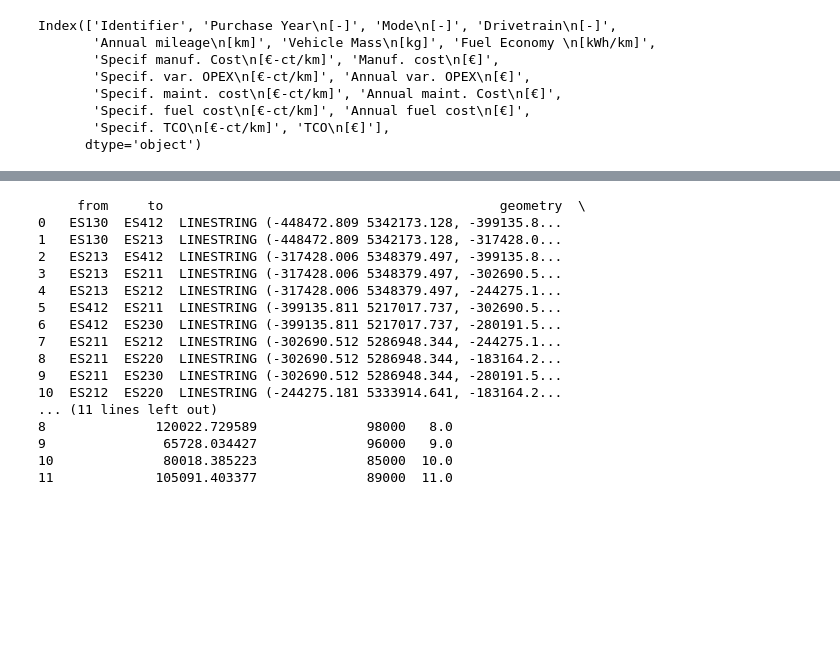
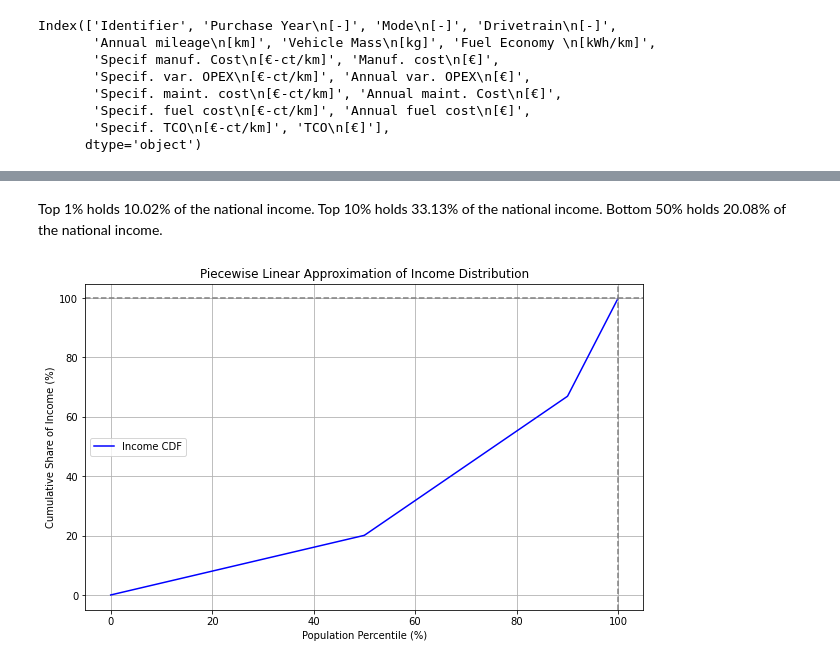
Before and after one commit to antoniamgolab/iDesignRES_transcompmodel, a Jupyter notebook: basque_country.ipynb, the cells around one changed output, grey strips where cells are left out. Cells and saved outputs as stored; diff of their text form; code cells hidden in the pictures; blank space fills up the shorter version.

Commit message:
before visualizations

```diff
--- a/basque_country.ipynb
+++ b/basque_country.ipynb
@@ -619,20 +571,38 @@ node_list = [{"id": idx, "name": key} for idx, key in enumerate(etis_codes_nuts_
-# %%
-print(edges_gdf)
-# %% [output]
-     from     to                                           geometry  \
-0   ES130  ES412  LINESTRING (-448472.809 5342173.128, -399135.8...
-1   ES130  ES213  LINESTRING (-448472.809 5342173.128, -317428.0...
-2   ES213  ES412  LINESTRING (-317428.006 5348379.497, -399135.8...
-3   ES213  ES211  LINESTRING (-317428.006 5348379.497, -302690.5...
-4   ES213  ES212  LINESTRING (-317428.006 5348379.497, -244275.1...
-5   ES412  ES211  LINESTRING (-399135.811 5217017.737, -302690.5...
-6   ES412  ES230  LINESTRING (-399135.811 5217017.737, -280191.5...
-7   ES211  ES212  LINESTRING (-302690.512 5286948.344, -244275.1...
-8   ES211  ES220  LINESTRING (-302690.512 5286948.344, -183164.2...
-9   ES211  ES230  LINESTRING (-302690.512 5286948.344, -280191.5...
-10  ES212  ES220  LINESTRING (-244275.181 5333914.641, -183164.2...
-... (11 lines left out)
-8              120022.729589              98000   8.0
-9               65728.034427              96000   9.0
-10              80018.385223              85000  10.0
-11             105091.403377              89000  11.0
+# %% [markdown]
+Top 1% holds 10.02% of the national income.
+Top 10% holds 33.13% of the national income.
+Bottom 50% holds 20.08% of the national income.
+# %%
+import numpy as np
+import matplotlib.pyplot as plt
+
+# Define the piecewise CDF function
+def income_cdf(x):
+    if 0 <= x <= 50:
+        return 0.4016 * x
+    elif 50 < x <= 90:
+        return 1.16975 * x - 38.4075
+    elif 90 < x <= 100:
+        return 3.313 * x - 231.43
+    else:
+        raise ValueError("Percentile x must be between 0 and 100")
+
+# Create a numpy array of population percentiles (0 to 100)
+x_values = np.linspace(0, 100, 1000)
+
+# Calculate the CDF for each percentile
+cdf_values = np.array([income_cdf(x) for x in x_values])
+
+# Plotting the CDF
+plt.figure(figsize=(10, 6))
+plt.plot(x_values, cdf_values, label="Income CDF", color="b")
+plt.xlabel('Population Percentile (%)')
+plt.ylabel('Cumulative Share of Income (%)')
+plt.title('Piecewise Linear Approximation of Income Distribution')
+plt.grid(True)
+plt.axhline(y=100, color='gray', linestyle='--')
+plt.axvline(x=100, color='gray', linestyle='--')
+plt.legend()
+plt.show()
+# %% [output]
+[figure, added]
```
Also changed, not shown: parts of 7 cells of this notebook, 13 other files.
